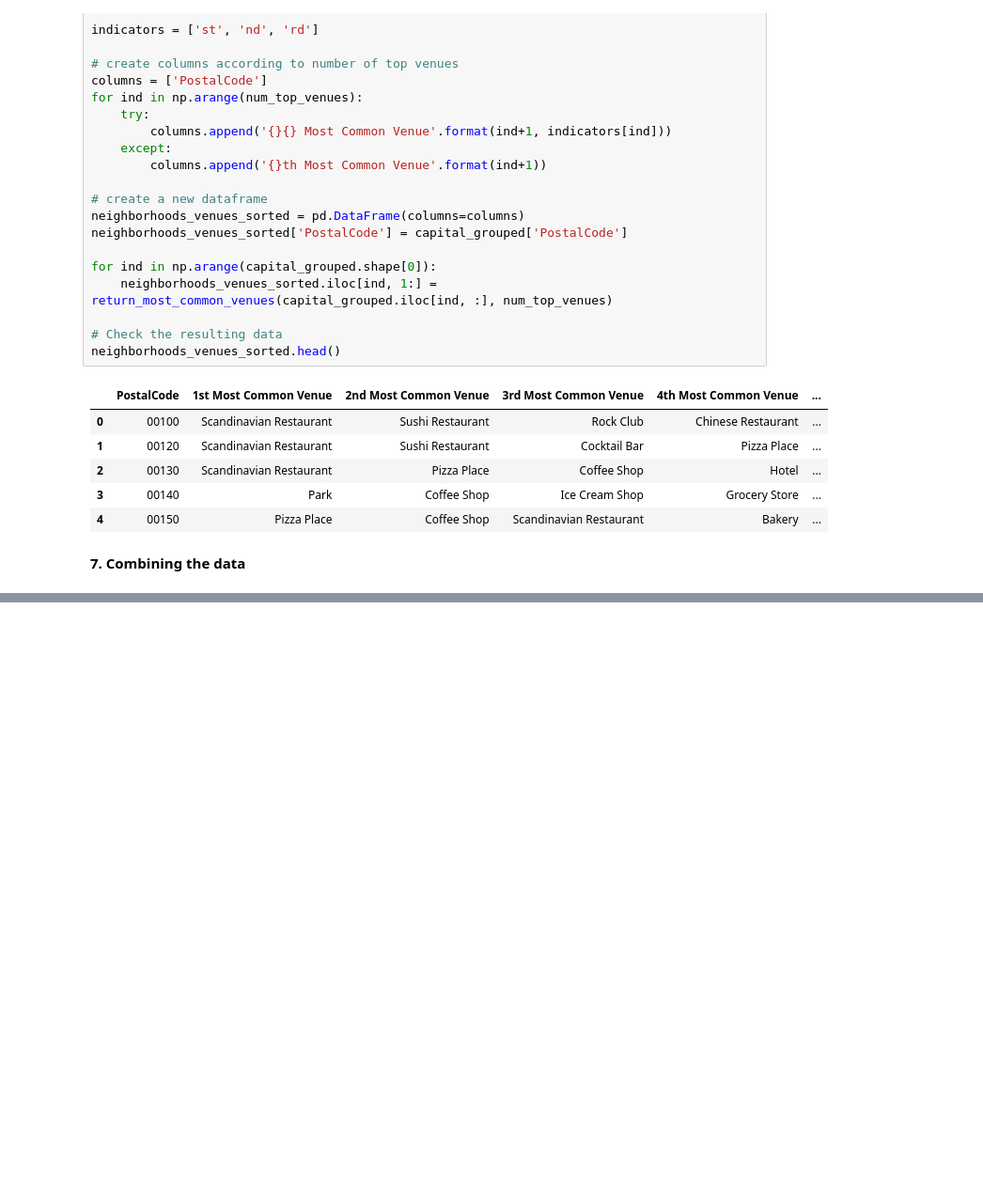
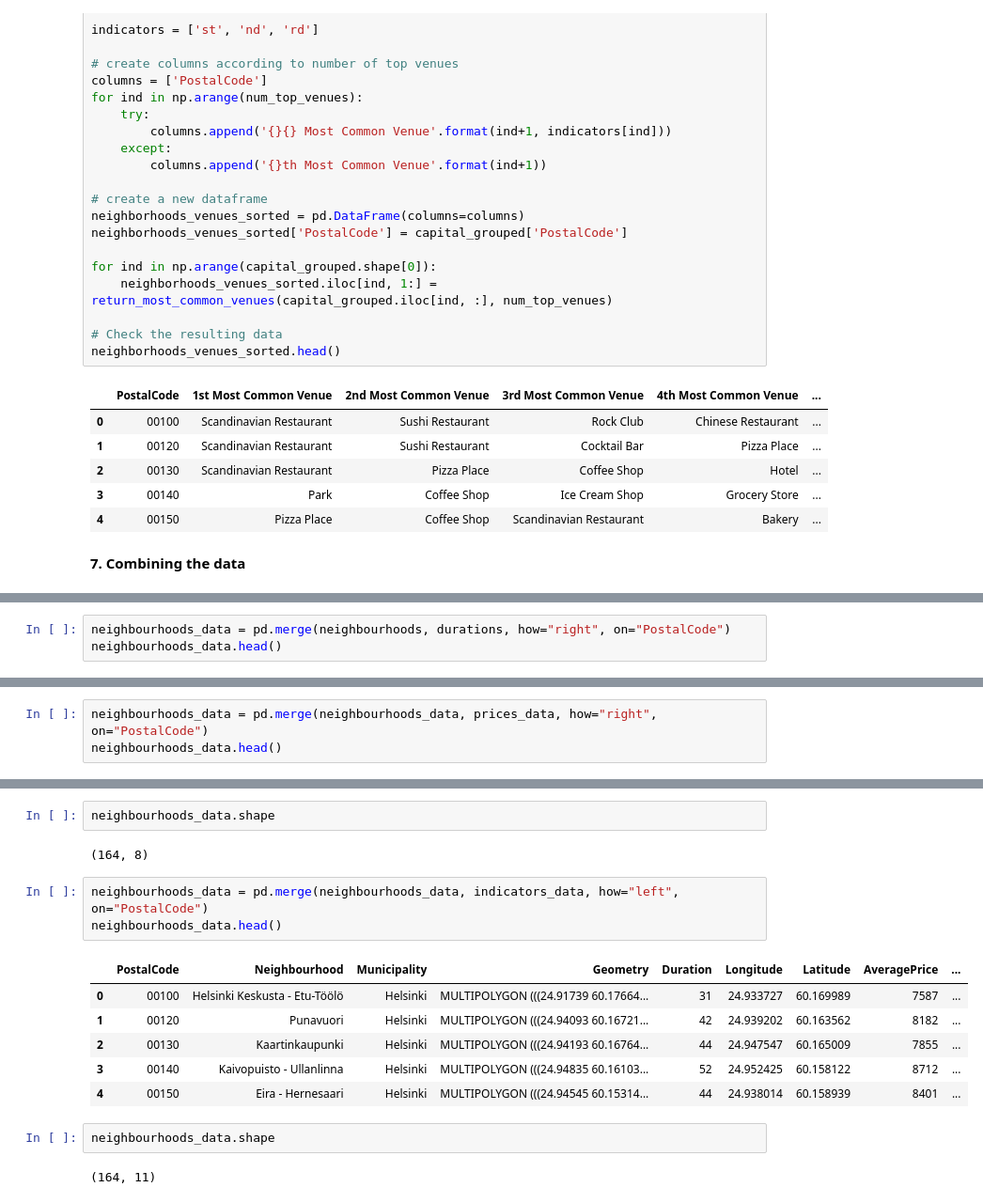
Before and after one commit to cobrelli/Coursera_Capstone, a Jupyter notebook: Capstone 1.ipynb, the cells around one changed output, grey strips where cells are left out. Shown at 94% size. Cells and saved outputs as stored; diff of their text form; blank space fills up the shorter version.

Commit message:
Combine the data

```diff
--- a/Capstone 1.ipynb
+++ b/Capstone 1.ipynb
@@ -630,0 +633,3 @@ neighborhoods_venues_sorted.head()
+# %%
+neighbourhoods_data = pd.merge(neighbourhoods, durations, how="right", on="PostalCode")
+neighbourhoods_data.head()
@@ -630,0 +647,3 @@ neighborhoods_venues_sorted.head()
+# %%
+neighbourhoods_data = pd.merge(neighbourhoods_data, prices_data, how="right", on="PostalCode")
+neighbourhoods_data.head()
@@ -630,0 +657,18 @@ neighborhoods_venues_sorted.head()
+# %%
+neighbourhoods_data.shape
+# %% [output]
+(164, 8)
+# %%
+neighbourhoods_data = pd.merge(neighbourhoods_data, indicators_data, how="left", on="PostalCode")
+neighbourhoods_data.head()
+# %% [output]
+|  | PostalCode | Neighbourhood | Municipality | Geometry | Duration | Longitude | Latitude | AveragePrice | ... |
+| 0 | 00100 | Helsinki Keskusta - Etu-Töölö | Helsinki | MULTIPOLYGON (((24.91739 60.17664... | 31 | 24.933727 | 60.169989 | 7587 | ... |
+| 1 | 00120 | Punavuori | Helsinki | MULTIPOLYGON (((24.94093 60.16721... | 42 | 24.939202 | 60.163562 | 8182 | ... |
+| 2 | 00130 | Kaartinkaupunki | Helsinki | MULTIPOLYGON (((24.94193 60.16764... | 44 | 24.947547 | 60.165009 | 7855 | ... |
+| 3 | 00140 | Kaivopuisto - Ullanlinna | Helsinki | MULTIPOLYGON (((24.94835 60.16103... | 52 | 24.952425 | 60.158122 | 8712 | ... |
+| 4 | 00150 | Eira - Hernesaari | Helsinki | MULTIPOLYGON (((24.94545 60.15314... | 44 | 24.938014 | 60.158939 | 8401 | ... |
+# %%
+neighbourhoods_data.shape
+# %% [output]
+(164, 11)
```
Also changed, not shown: parts of 4 cells of this notebook.
